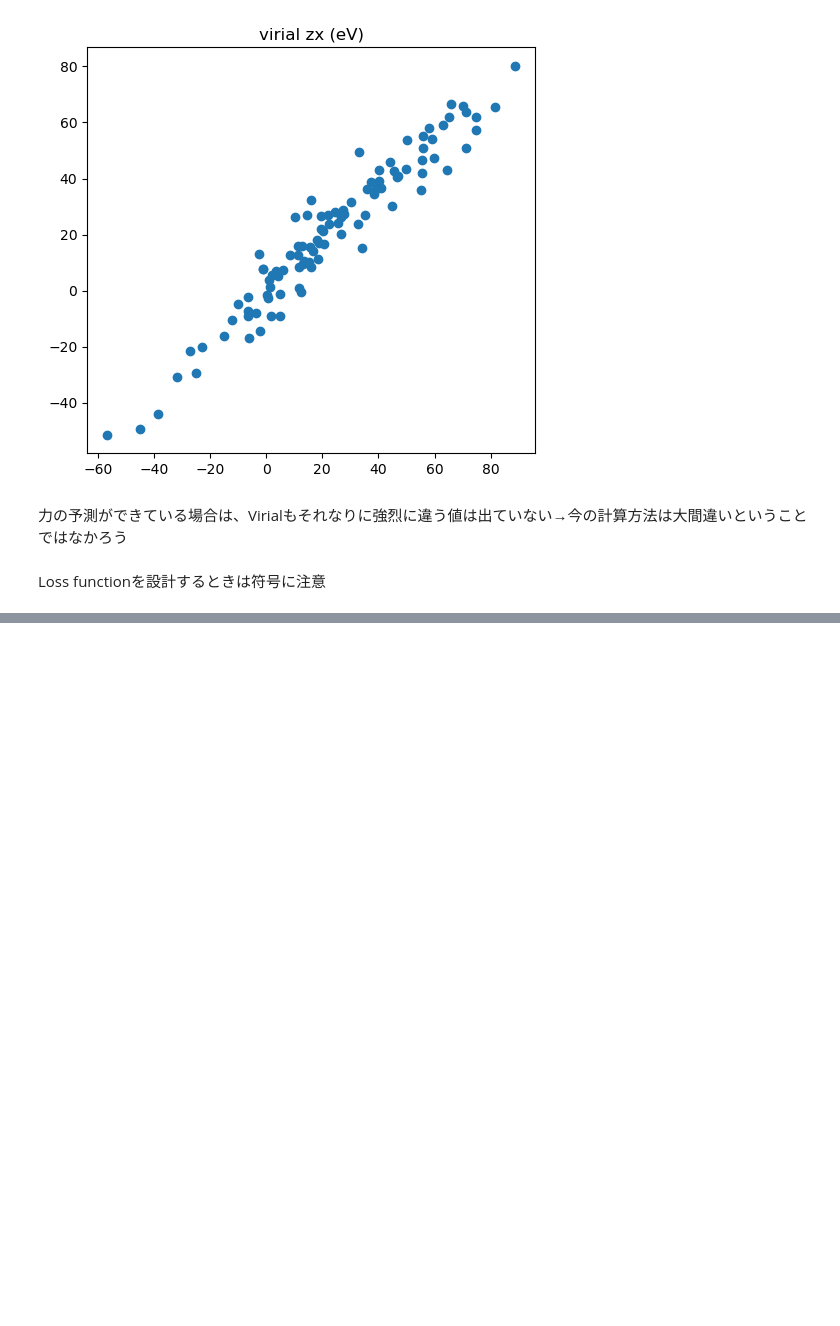
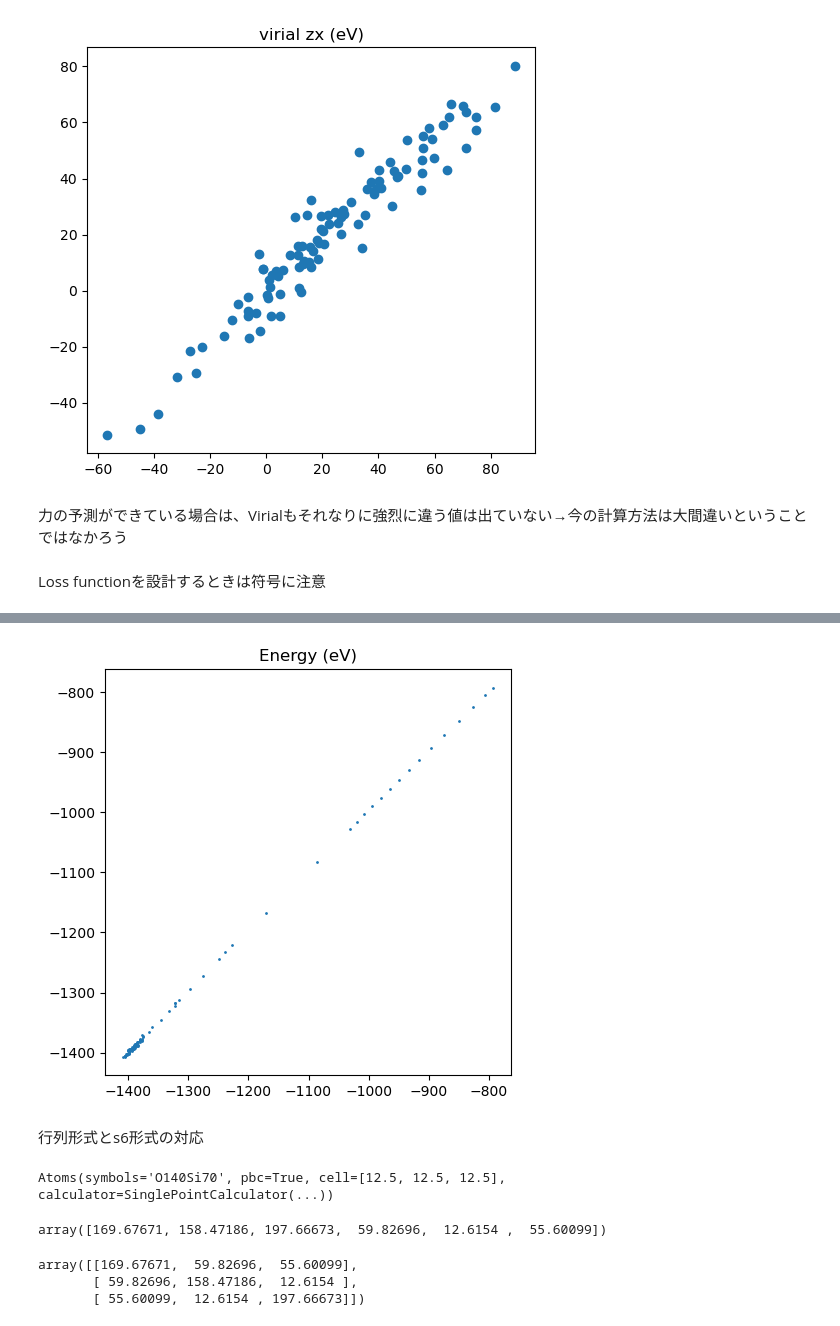
Before and after one commit to eminamitani/simplegnn_version2, a Jupyter notebook: schnet_test/pressure_test/test.ipynb, the cells around one changed output, grey strips where cells are left out. Drawn from its saved outputs; the diff is of its cells as text; code cells hidden in the pictures; blank space fills up the shorter version.

```diff
--- a/schnet_test/pressure_test/test.ipynb
+++ b/schnet_test/pressure_test/test.ipynb
@@ -542,0 +583,26 @@ Loss functionを設計するときは符号に注意
+# %%
+energy_prediction=np.array(energy_prediction)
+energy_true=np.array(energy_true)
+plt.gca().set_aspect('equal', adjustable='box')
+plt.scatter(energy_true, energy_prediction, s=1)
+plt.title('Energy (eV)')
+plt.tight_layout()
+plt.savefig('energy.png', dpi=300)
+# %% [output]
+[figure, added]
+# %% [markdown]
+行列形式とs6形式の対応
+# %%
+atoms
+# %% [output]
+Atoms(symbols='O140Si70', pbc=True, cell=[12.5, 12.5, 12.5], calculator=SinglePointCalculator(...))
+# %%
+atoms.info['virial_eV_s6']
+# %% [output]
+array([169.67671, 158.47186, 197.66673,  59.82696,  12.6154 ,  55.60099])
+# %%
+atoms.info['virial_eV_tensor']
+# %% [output]
+array([[169.67671,  59.82696,  55.60099],
+       [ 59.82696, 158.47186,  12.6154 ],
+       [ 55.60099,  12.6154 , 197.66673]])
```
Also changed, not shown: parts of 8 cells of this notebook, 2 other files.
